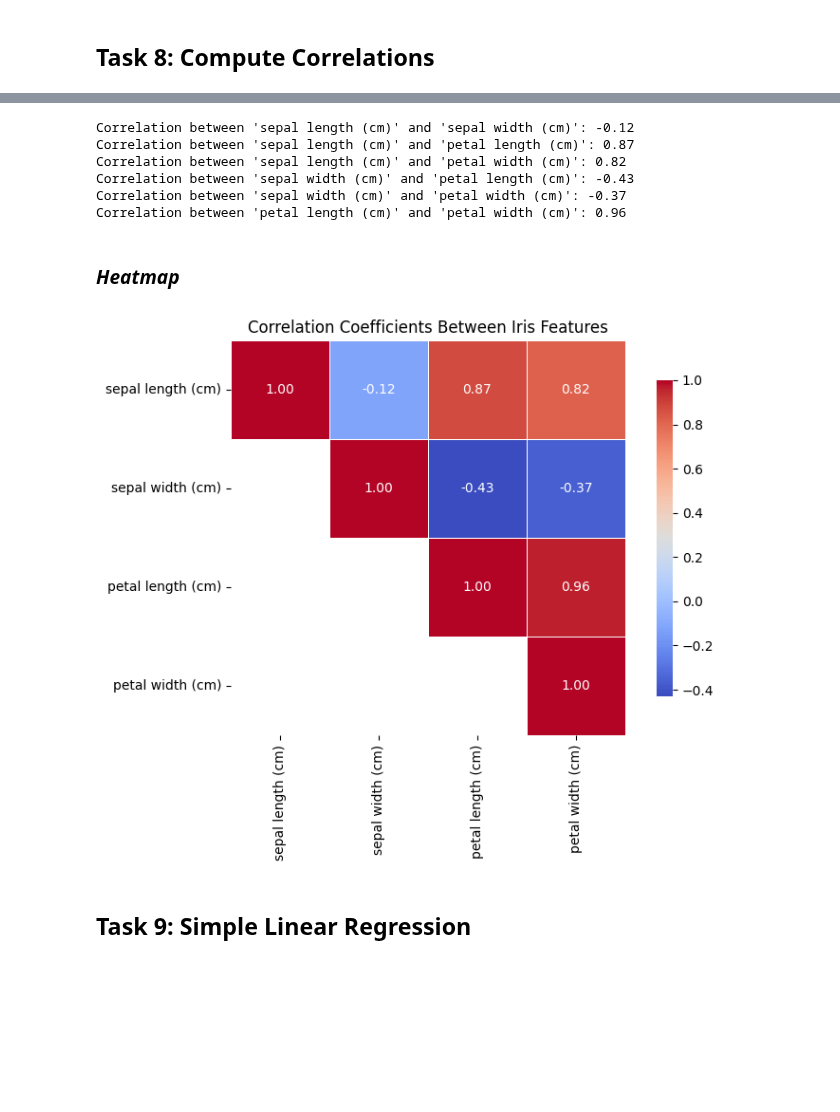
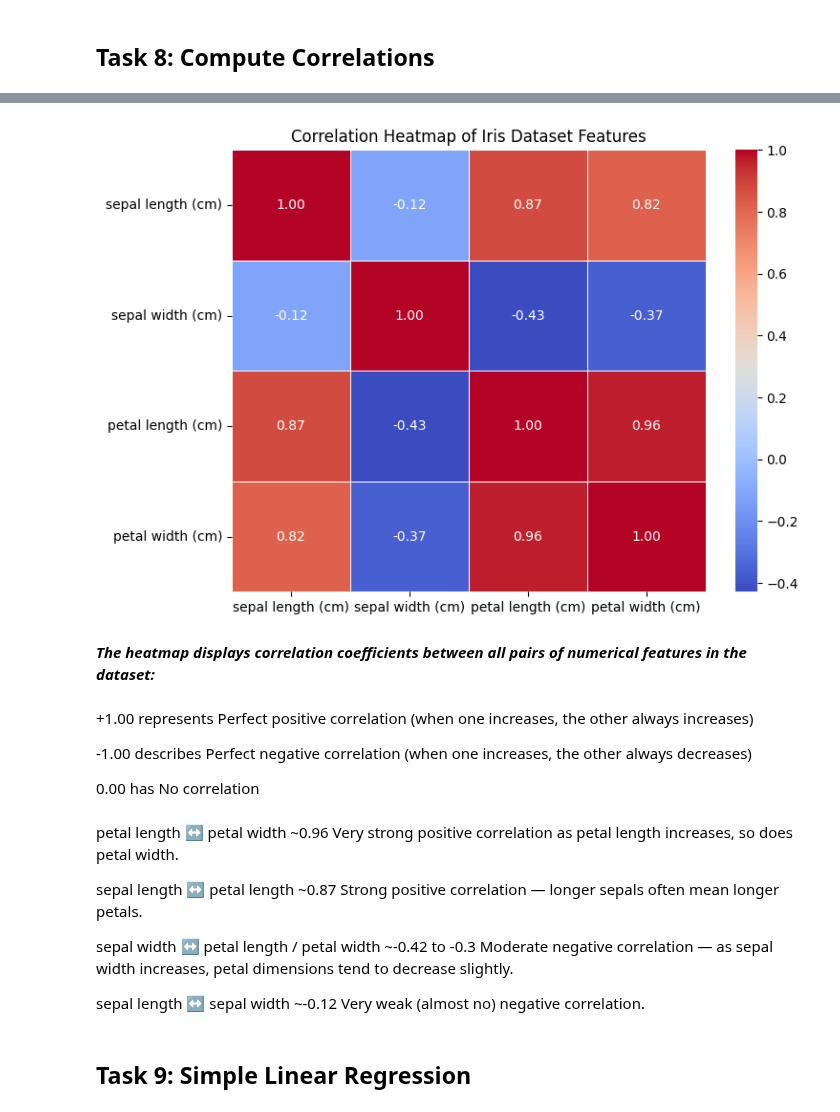
Before and after one commit to monkj24/principles_of_data_analytics, a Jupyter notebook: tasks.ipynb, the cells around one changed output, grey strips where cells are left out. Cells and saved outputs as stored; diff of their text form; code cells hidden in the pictures; blank space fills up the shorter version.

```diff
--- a/tasks.ipynb
+++ b/tasks.ipynb
@@ -515,5 +529,5 @@ import matplotlib.pyplot as plt
 import seaborn as sns
 
 # Iris dataset
-iris = load_iris()
-df = pd.DataFrame(iris.data, columns=iris.feature_names)
+iris_sklearn = load_iris()
+df = pd.DataFrame(iris_sklearn.data, columns=iris_sklearn.feature_names)
@@ -533,32 +534,32 @@ for i in range(len(corr_matrix.columns)):
-# %%
-for f1, f2, corr in correlations:
-    print(f"Correlation between '{f1}' and '{f2}': {corr}")
-# %% [output]
-Correlation between 'sepal length (cm)' and 'sepal width (cm)': -0.12
-Correlation between 'sepal length (cm)' and 'petal length (cm)': 0.87
-Correlation between 'sepal length (cm)' and 'petal width (cm)': 0.82
-Correlation between 'sepal width (cm)' and 'petal length (cm)': -0.43
-Correlation between 'sepal width (cm)' and 'petal width (cm)': -0.37
-Correlation between 'petal length (cm)' and 'petal width (cm)': 0.96
-# %% [markdown]
-### ***Heatmap***
-# %%
-
-mask = np.triu(np.ones_like(corr_matrix, dtype=bool)) # Extract upper triangle
-
-plt.figure(figsize=(8, 6))
-sns.heatmap(
-    corr_matrix,
-    mask=~mask,  # Show only upper triangle
-    annot=True,
-    fmt=".2f",
-    cmap="coolwarm",
-    linewidths=0.5,
-    square=True,
-    cbar_kws={"shrink": 0.8}
-)
-plt.title("Correlation Coefficients Between Iris Features")
-plt.tight_layout()
-plt.show()
-# %% [output]
-[figure, removed]
+# %%
+correlation_matrix = df.corr() # df.corr - represents data frame calculated, how strongly each pair of columns is related.
+# %%
+
+plt.figure(figsize=(8, 6))
+sns.heatmap(correlation_matrix, annot=True, cmap='coolwarm', fmt=".2f", linewidths=0.5)  # annot=True, displays the actual correlation coefficients
+                                                                                        # colors show strength/direction of correlations
+                                                                                        # shows values with 2 decimal places
+                                                                                        # adds small grid lines for better clarity
+
+
+plt.title("Correlation Heatmap of Iris Dataset Features")
+plt.show()
+# %% [output]
+[figure, added]
+# %% [markdown]
+***The heatmap displays correlation coefficients between all pairs of numerical features in the dataset:***
+# %% [markdown]
+
++1.00 represents Perfect positive correlation (when one increases, the other always increases)
+
+-1.00 describes Perfect negative correlation (when one increases, the other always decreases)
+
+0.00 has No correlation
+# %% [markdown]
+petal length ↔ petal width	~0.96	                      Very strong positive correlation as petal length increases, so does petal width.
+
+sepal length ↔ petal length	~0.87	                      Strong positive correlation — longer sepals often mean longer petals.
+
+sepal width ↔ petal length / petal width ~-0.42 to -0.3   Moderate negative correlation — as sepal width increases, petal dimensions tend to decrease slightly.
+
+sepal length ↔ sepal width	~-0.12	                      Very weak (almost no) negative correlation.
```
Also changed, not shown: parts of 12 cells of this notebook, 2 other files.
